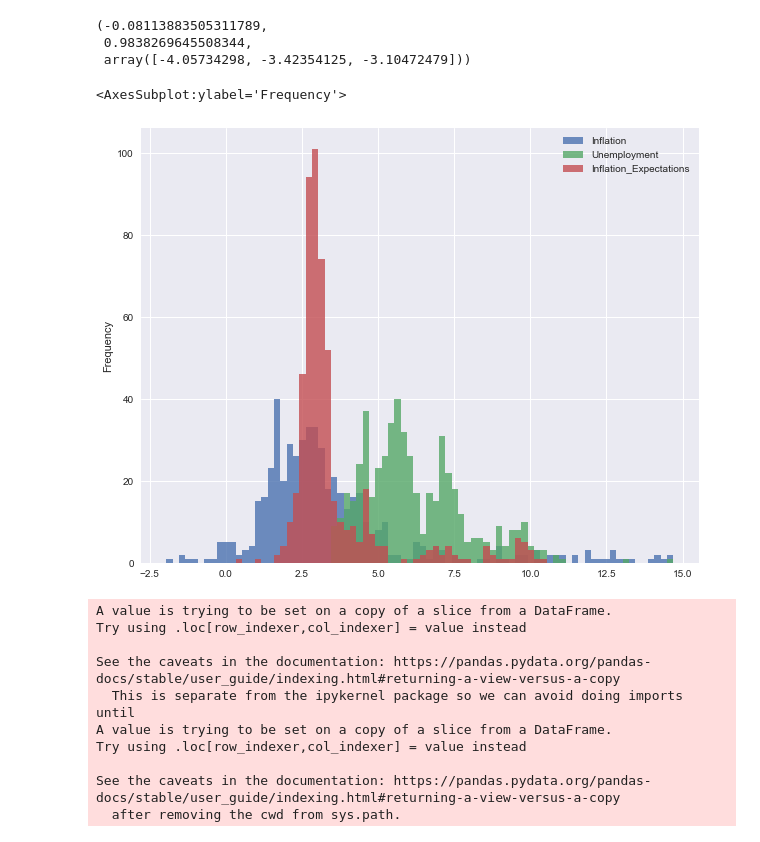
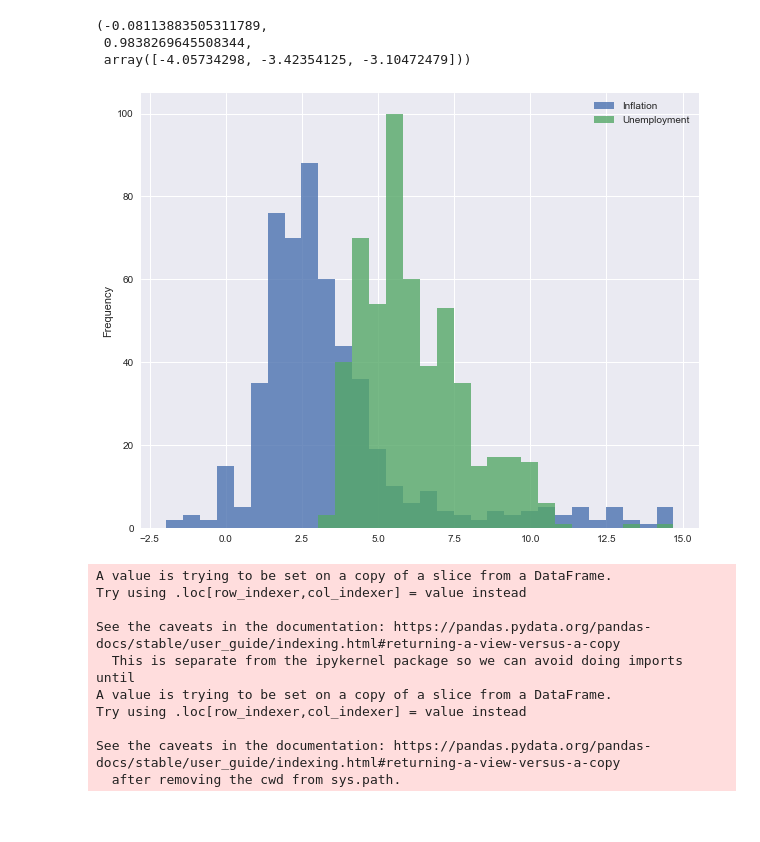
Before and after one commit to samaypanwar/HE3023-Project, a Jupyter notebook: eda_notebook.ipynb, the cells around one changed output. Cells and saved outputs as stored; diff of their text form; code cells hidden in the pictures.

```diff
--- a/eda_notebook.ipynb
+++ b/eda_notebook.ipynb
@@ -18,6 +18,7 @@ import statsmodels.api as sm
 
 data = pd.read_csv("dataset.csv", index_col = 0, parse_dates = True)
 data.columns = ['Inflation', 'Unemployment', 'Inflation_Expectations']
+data = data[['Inflation', 'Unemployment']]
 
 past_data = data[PAST_DATA_START: PAST_DATA_END]
 current_data = data[CURRENT_DATA_START: CURRENT_DATA_END]
@@ -217,10 +211,10 @@ cointtest(current_data.iloc[:, 0], current_data.iloc[:, 1])
  0.9838269645508344,
  array([-4.05734298, -3.42354125, -3.10472479]))
 # %%
-data.plot(kind='hist', figsize = (10, 8), alpha=0.8, bins=80)
+data.plot(kind='hist', figsize = (10, 8), alpha=0.8, bins=30)
+plt.savefig("figures/histogram_of_vars_all_data.png", dpi = 200)
 # %% [output]
-<AxesSubplot:ylabel='Frequency'>
-[figure, old version]
+[figure, new version]
 # %%
 import seaborn as sns
 
```
Also changed, not shown: parts of 19 cells of this notebook, 1 other file.
